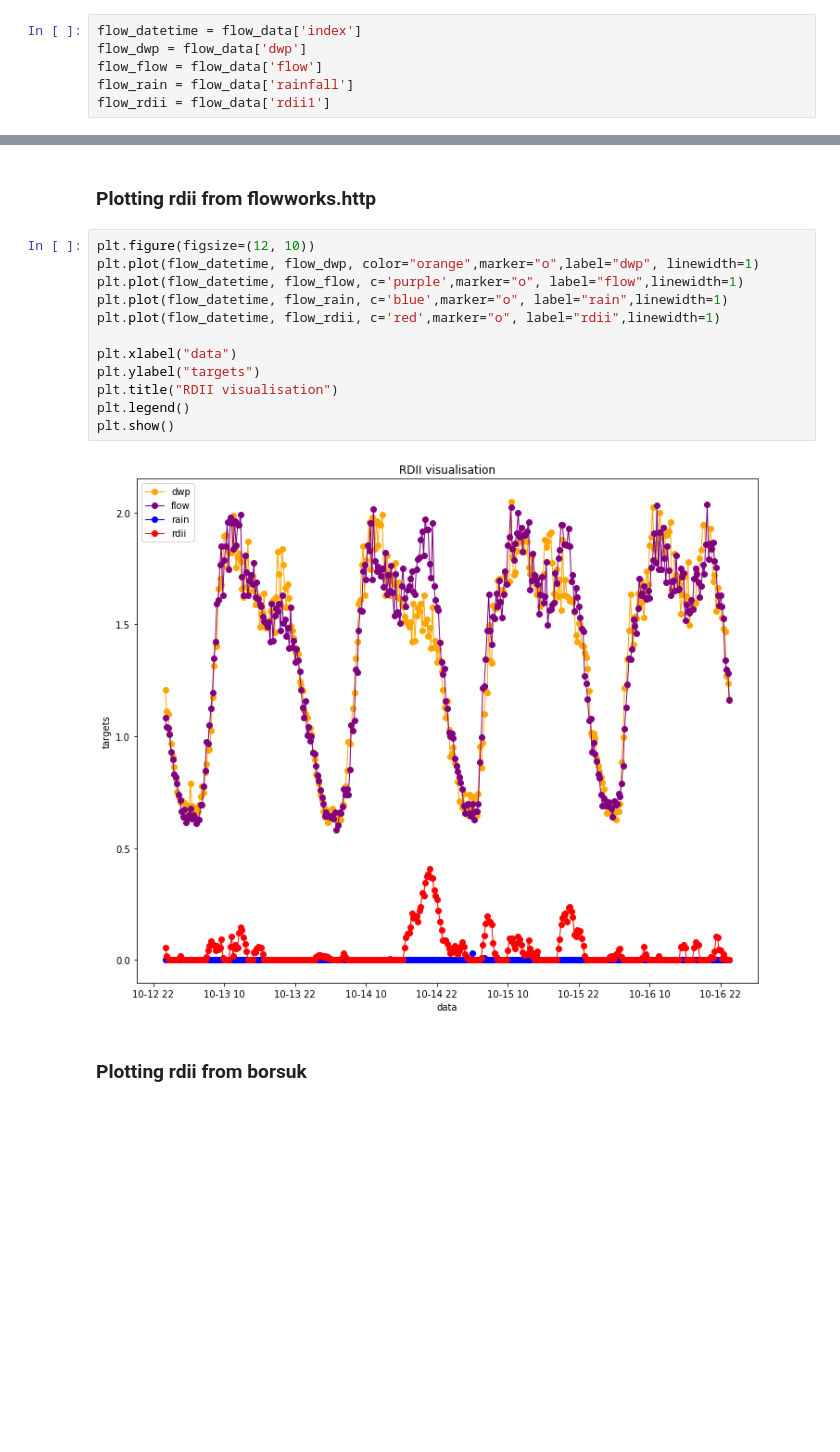
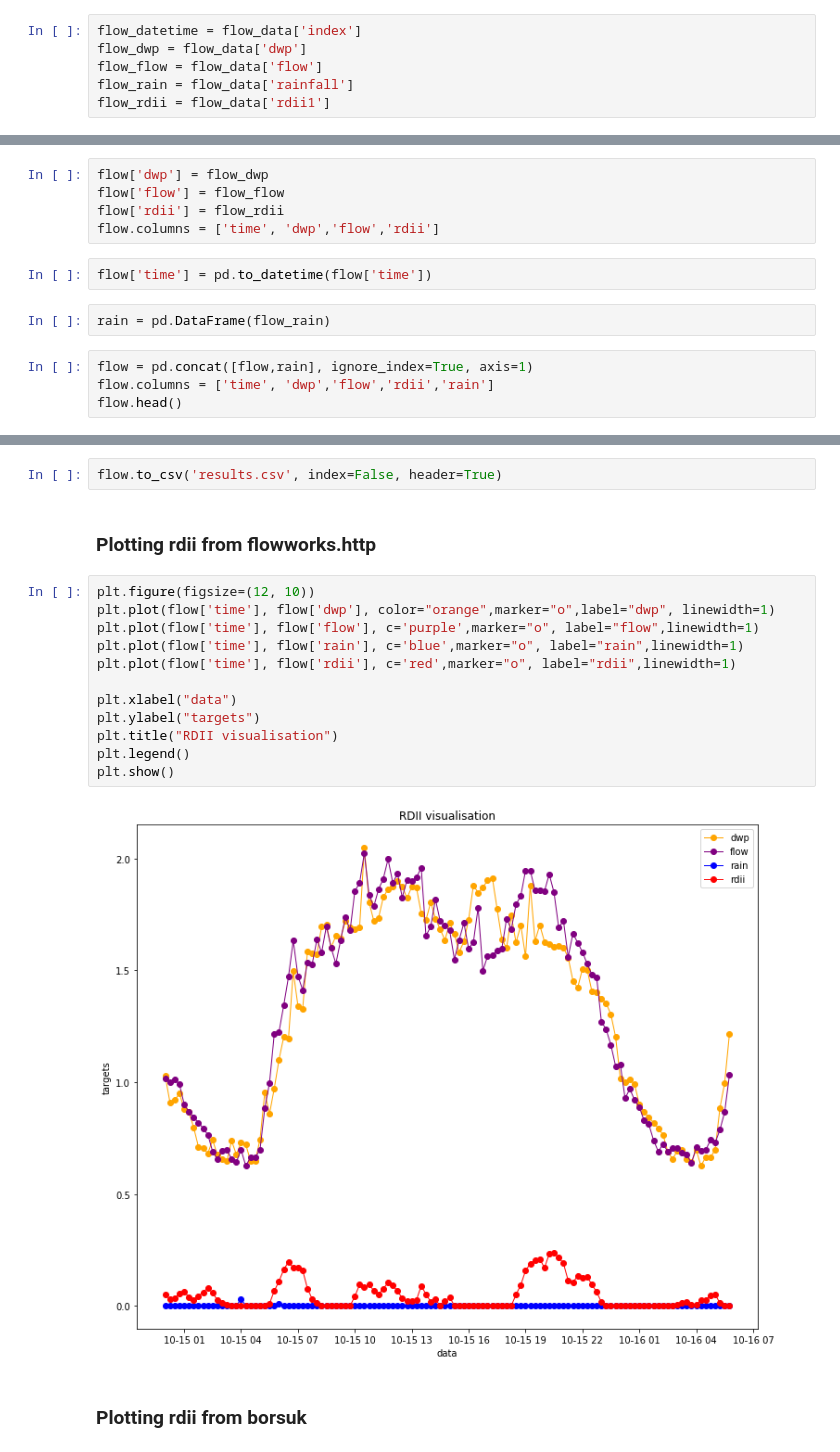
Before and after one commit to klangner/borsuk, a Jupyter notebook: examples/rdii-visualisation.ipynb, the cells around one changed output, grey strips where cells are left out. Drawn from its saved outputs; the diff is of its cells as text; blank space fills up the shorter version.

Commit message:
Fixes rdii notebook to compare borsuk and flowworks

```diff
--- a/examples/rdii-visualisation.ipynb
+++ b/examples/rdii-visualisation.ipynb
@@ -293,0 +231,13 @@ flow_datetime[0] = pd.to_datetime(flow_datetime[0])
+# %%
+flow['dwp'] = flow_dwp
+flow['flow'] = flow_flow
+flow['rdii'] = flow_rdii
+flow.columns = ['time', 'dwp','flow','rdii']
+# %%
+flow['time'] = pd.to_datetime(flow['time'])
+# %%
+rain = pd.DataFrame(flow_rain)
+# %%
+flow = pd.concat([flow,rain], ignore_index=True, axis=1)
+flow.columns = ['time', 'dwp','flow','rdii','rain']
+flow.head()
@@ -294,19 +251,21 @@ flow_datetime[0] = pd.to_datetime(flow_datetime[0])
+# %%
+flow.to_csv('results.csv', index=False, header=True)
 # %% [markdown]
 ### Plotting rdii from flowworks.http
 # %%
 plt.figure(figsize=(12, 10))
-plt.plot(flow_datetime, flow_dwp, color="orange",marker="o",label="dwp", linewidth=1)
-plt.plot(flow_datetime, flow_flow, c='purple',marker="o", label="flow",linewidth=1)
-plt.plot(flow_datetime, flow_rain, c='blue',marker="o", label="rain",linewidth=1)
-plt.plot(flow_datetime, flow_rdii, c='red',marker="o", label="rdii",linewidth=1)
+plt.plot(flow['time'], flow['dwp'], color="orange",marker="o",label="dwp", linewidth=1)
+plt.plot(flow['time'], flow['flow'], c='purple',marker="o", label="flow",linewidth=1)
+plt.plot(flow['time'], flow['rain'], c='blue',marker="o", label="rain",linewidth=1)
+plt.plot(flow['time'], flow['rdii'], c='red',marker="o", label="rdii",linewidth=1)
 
 plt.xlabel("data")
 plt.ylabel("targets")
 plt.title("RDII visualisation")
 plt.legend()
 plt.show()
 # %% [output]
-[figure, old version]
+[figure, new version]
 # %% [markdown]
 ### Plotting rdii from borsuk
 # %%
```
Also changed, not shown: parts of 28 cells of this notebook.
